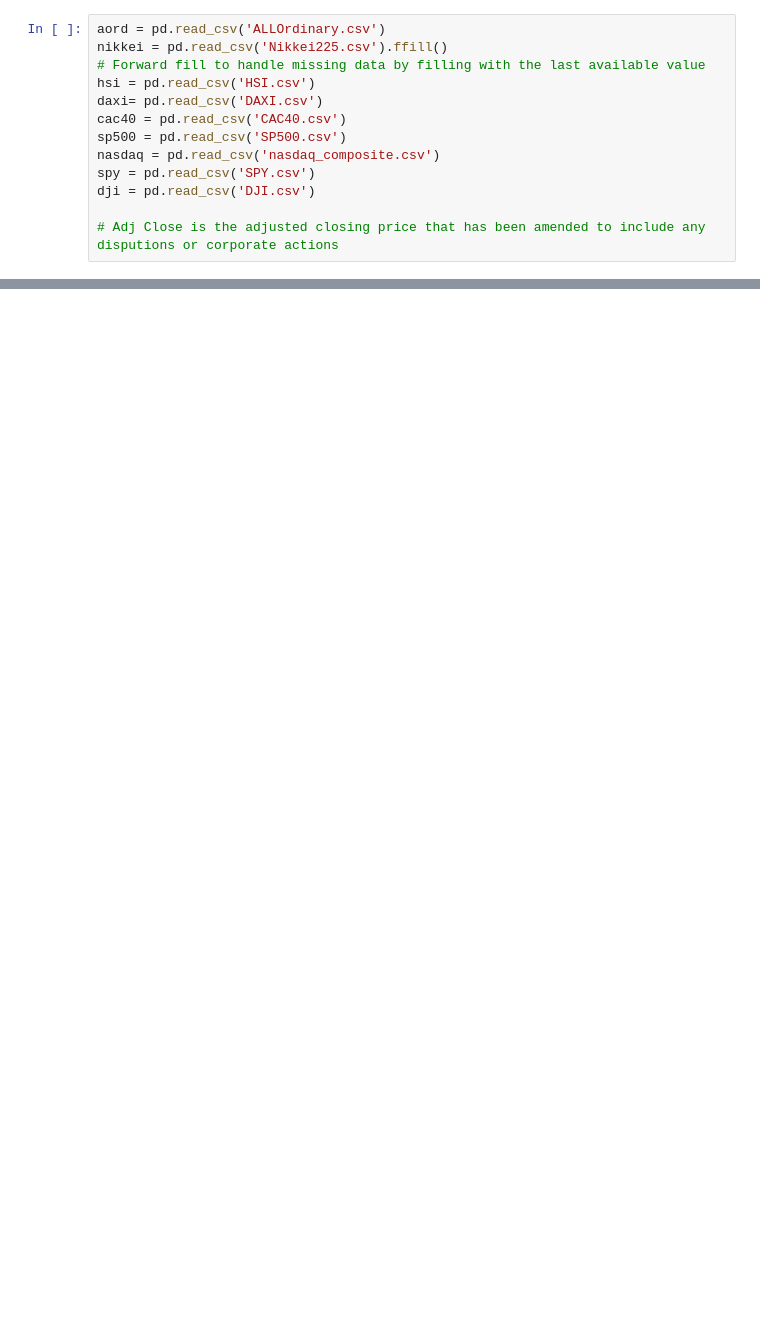
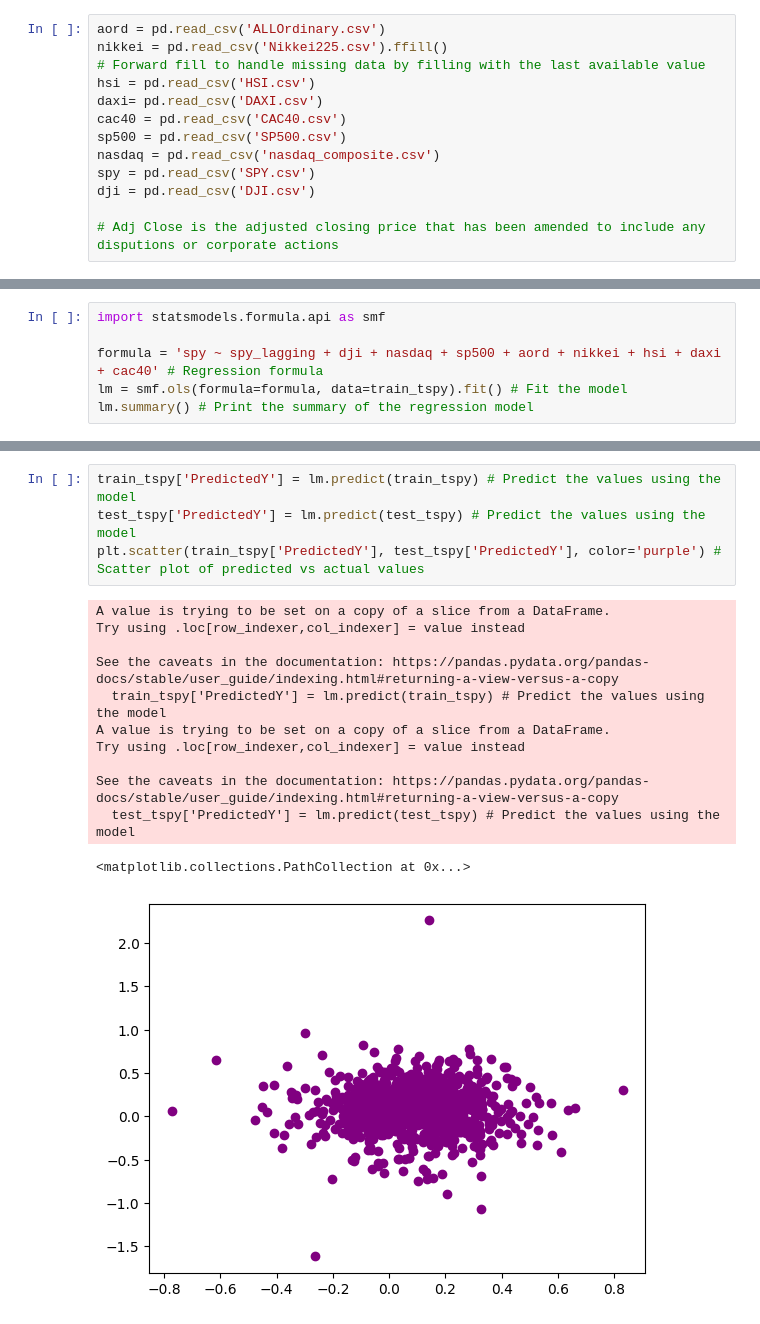
Before and after one commit to DinYeo/CourseraHKU, a Jupyter notebook: SPY Model.ipynb, the cells around one changed output, grey strips where cells are left out. Saved outputs shown, nothing was run; the diff lists cells and outputs as text; blank space fills up the shorter version.

```diff
--- a/SPY Model.ipynb
+++ b/SPY Model.ipynb
@@ -47,0 +122,6 @@ Asian: Close - Open
+# %%
+import statsmodels.formula.api as smf
+
+formula = 'spy ~ spy_lagging + dji + nasdaq + sp500 + aord + nikkei + hsi + daxi + cac40' # Regression formula
+lm = smf.ols(formula=formula, data=train_tspy).fit() # Fit the model
+lm.summary() # Print the summary of the regression model
@@ -47,0 +172,17 @@ Asian: Close - Open
+# %%
+train_tspy['PredictedY'] = lm.predict(train_tspy) # Predict the values using the model
+test_tspy['PredictedY'] = lm.predict(test_tspy) # Predict the values using the model
+plt.scatter(train_tspy['PredictedY'], test_tspy['PredictedY'], color='purple') # Scatter plot of predicted vs actual values
+# %% [output]
+A value is trying to be set on a copy of a slice from a DataFrame.
+Try using .loc[row_indexer,col_indexer] = value instead
+
+See the caveats in the documentation: https://pandas.pydata.org/pandas-docs/stable/user_guide/indexing.html#returning-a-view-versus-a-copy
+  train_tspy['PredictedY'] = lm.predict(train_tspy) # Predict the values using the model
+A value is trying to be set on a copy of a slice from a DataFrame.
+Try using .loc[row_indexer,col_indexer] = value instead
+
+See the caveats in the documentation: https://pandas.pydata.org/pandas-docs/stable/user_guide/indexing.html#returning-a-view-versus-a-copy
+  test_tspy['PredictedY'] = lm.predict(test_tspy) # Predict the values using the model
+<matplotlib.collections.PathCollection at 0x...>
+[figure, added]
```
Also changed, not shown: parts of 29 cells of this notebook, 2 other files.
